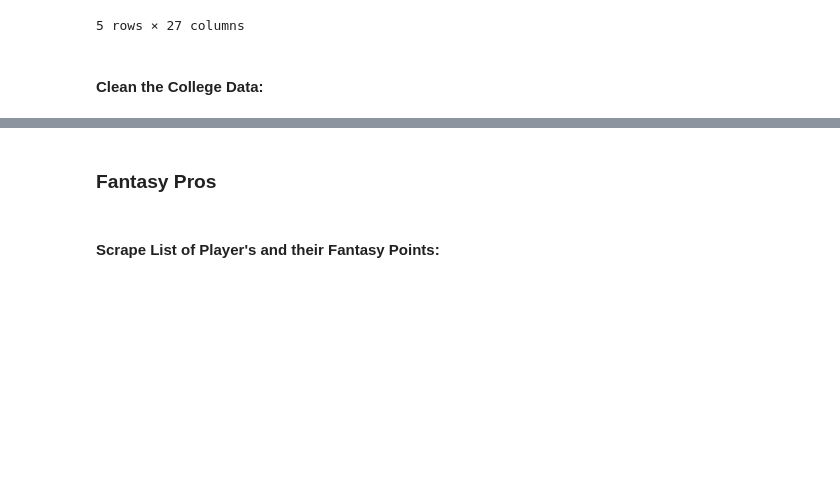
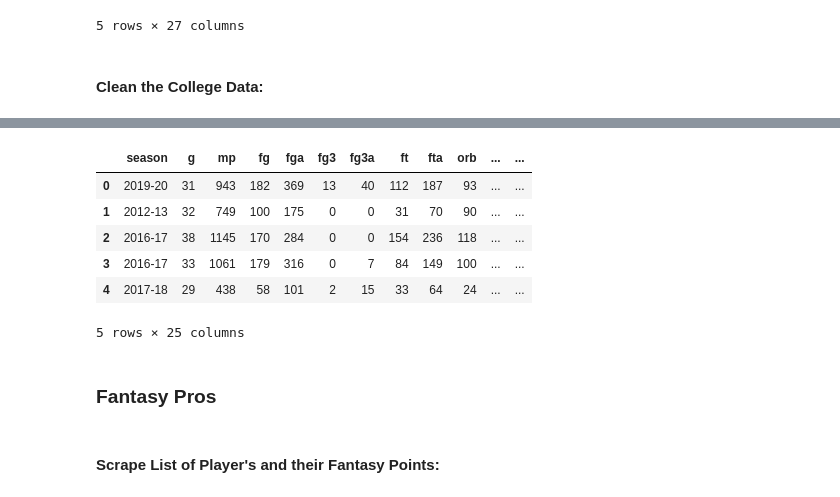
Before and after one commit to Jirawatz/NBA_Predictor, a Jupyter notebook: team_-13_data_analysis_plan.ipynb, the cells around one changed output, grey strips where cells are left out. Saved outputs shown, nothing was run; the diff lists cells and outputs as text; code cells hidden in the pictures; blank space fills up the shorter version.

```diff
--- a/team_-13_data_analysis_plan.ipynb
+++ b/team_-13_data_analysis_plan.ipynb
@@ -282,4 +299,30 @@ def avg_college_stats(df_multiples):
     return(df_college_avg)
+# %%
+def build_final_college(df_college_avg, df_college_stats):
+    """ Combines dataframes of single year players with avg multi-year players
+
+    Args:
+        df_college_avg (pd.Dataframe): averaged stats of multi-year players
+        df_college_stats (pd.DataFrame): stats for all players, each row a year
+
+    Returns:
+        df_final_college (pd.DataFrame): all college stats, one player per row
+                                            multi-year stats averaged
+    """
+    # get multi-year players
+    multiples = df_college_stats.duplicated(['player_name'],keep=False)
+
+    # keeps just single year players
+    df_college = df_college_stats[~multiples].drop(['college_id','age'],axis=1)
+
+    # append averaged multi-years to dataframe of single years
+    df_final_college = df_college.append(df_college_avg)
+
+    # cleans indicies
+    df_final_college.reset_index(inplace=True)
+    df_final_college.drop('index',axis=1,inplace=True)
+
+    return(df_final_college)
 # %% [markdown]
 #### Scrape List of Player's and their College Stats:
 # %%
@@ -341,3 +408,14 @@ df_final_college.head()
+# %%
+df_final_college = build_final_college(df_college_avg, df_college_stats)
+df_final_college.head()
+# %% [output]
+|  | season | g | mp | fg | fga | fg3 | fg3a | ft | fta | orb | ... | ... |
+| 0 | 2019-20 | 31 | 943 | 182 | 369 | 13 | 40 | 112 | 187 | 93 | ... | ... |
+| 1 | 2012-13 | 32 | 749 | 100 | 175 | 0 | 0 | 31 | 70 | 90 | ... | ... |
+| 2 | 2016-17 | 38 | 1145 | 170 | 284 | 0 | 0 | 154 | 236 | 118 | ... | ... |
+| 3 | 2016-17 | 33 | 1061 | 179 | 316 | 0 | 7 | 84 | 149 | 100 | ... | ... |
+| 4 | 2017-18 | 29 | 438 | 58 | 101 | 2 | 15 | 33 | 64 | 24 | ... | ... |
+5 rows × 25 columns
 # %% [markdown]
 ### Fantasy Pros
 # %%
```
Also changed, not shown: parts of 24 cells of this notebook.
